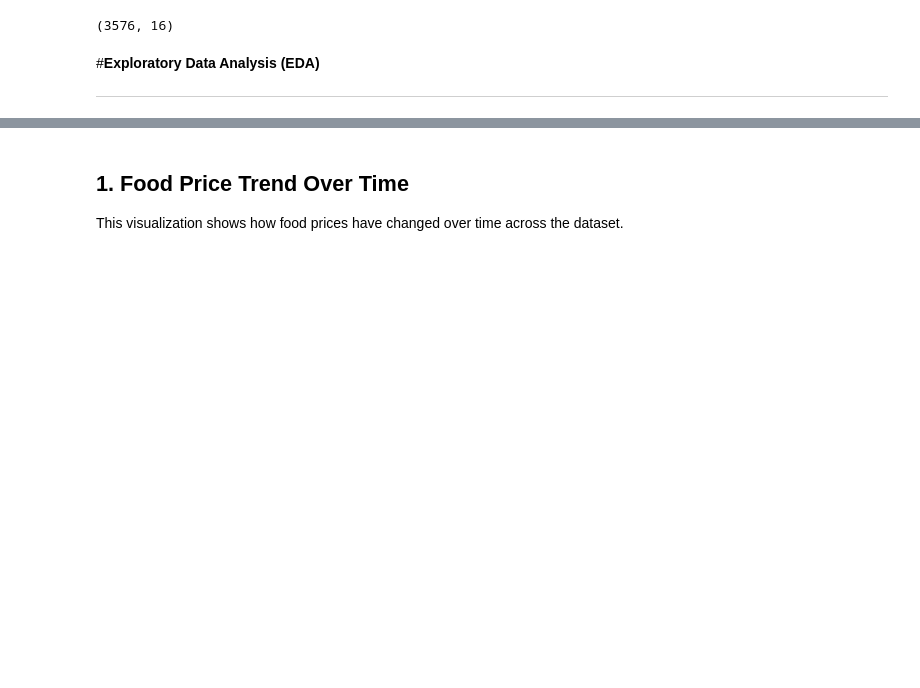
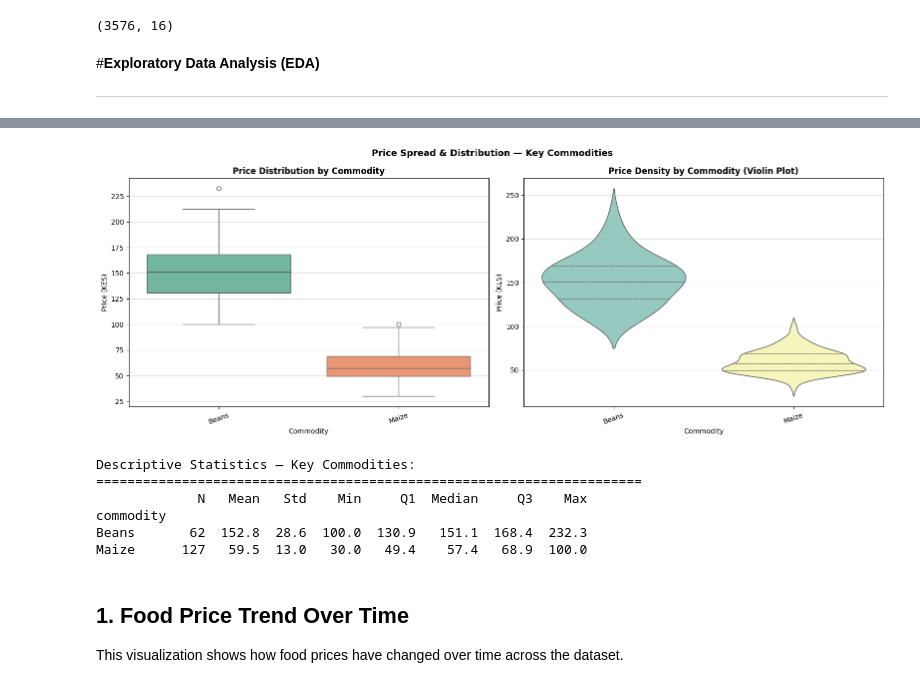
Before and after one commit to Wanyiri9dave/FoodPrice-Stabilty-Predictive-Analytics, a Jupyter notebook: index.ipynb, the cells around one changed output, grey strips where cells are left out. Cells and saved outputs as stored; diff of their text form; code cells hidden in the pictures; blank space fills up the shorter version.

```diff
--- a/index.ipynb
+++ b/index.ipynb
@@ -131,7 +131,7 @@ The project uses:
 # %%
 food = pd.read_csv("wfp_food_prices_ken.csv")
 
-rainfall= pd.read_csv("ken-rainfall-subnat-full.csv")
+rainfall= pd.read_csv("ken-rainfall-subnat-full.csv",parse_dates=['date'])
 
 fuel = pd.read_csv("Pump Prices Energy and Petroleum Regulatory Authority.csv")
 # %% [markdown]
@@ -726,3 +872,48 @@ merged_df.shape
+# %%
+# Box plots + violin plots — price spread per commodity
+fig, axes = plt.subplots(1, 2, figsize=(16, 6))
+
+# Boxplot
+df_key = merged_df[merged_df['commodity'].isin(KEY_COMM_LIST)].copy()
+comm_order = df_key.groupby('commodity')['price'].median().sort_values(ascending=False).index.tolist()
+
+sns.boxplot(data=df_key, x='commodity', y='price', order=comm_order,
+            palette='Set2', ax=axes[0])
+axes[0].set_title('Price Distribution by Commodity', fontweight='bold')
+axes[0].set_xlabel('Commodity')
+axes[0].set_ylabel('Price (KES)')
+axes[0].tick_params(axis='x', rotation=20)
+axes[0].grid(axis='y', alpha=0.4)
+
+# Violin plot
+sns.violinplot(data=df_key, x='commodity', y='price', order=comm_order,
+               palette='Set3', ax=axes[1], inner='quartile')
+axes[1].set_title('Price Density by Commodity (Violin Plot)', fontweight='bold')
+axes[1].set_xlabel('Commodity')
+axes[1].set_ylabel('Price (KES)')
+axes[1].tick_params(axis='x', rotation=20)
+axes[1].grid(axis='y', alpha=0.4)
+
+plt.suptitle('Price Spread & Distribution — Key Commodities', fontsize=13, fontweight='bold')
+plt.tight_layout()
+plt.show()
+
+# Summary stats
+print('\nDescriptive Statistics — Key Commodities:')
+print('=' * 70)
+stats = df_key.groupby('commodity')['price'].agg(['count','mean','std','min',
+         lambda x: x.quantile(0.25), 'median',
+         lambda x: x.quantile(0.75), 'max'])
+stats.columns = ['N','Mean','Std','Min','Q1','Median','Q3','Max']
+print(stats.round(1).to_string())
+# %% [output]
+[figure, added]
+Descriptive Statistics — Key Commodities:
+======================================================================
+             N   Mean   Std    Min     Q1  Median     Q3    Max
+commodity
+Beans       62  152.8  28.6  100.0  130.9   151.1  168.4  232.3
+Maize      127   59.5  13.0   30.0   49.4    57.4   68.9  100.0
 # %% [markdown]
 ## 1. Food Price Trend Over Time
 
```
Also changed, not shown: parts of 11 cells of this notebook.
